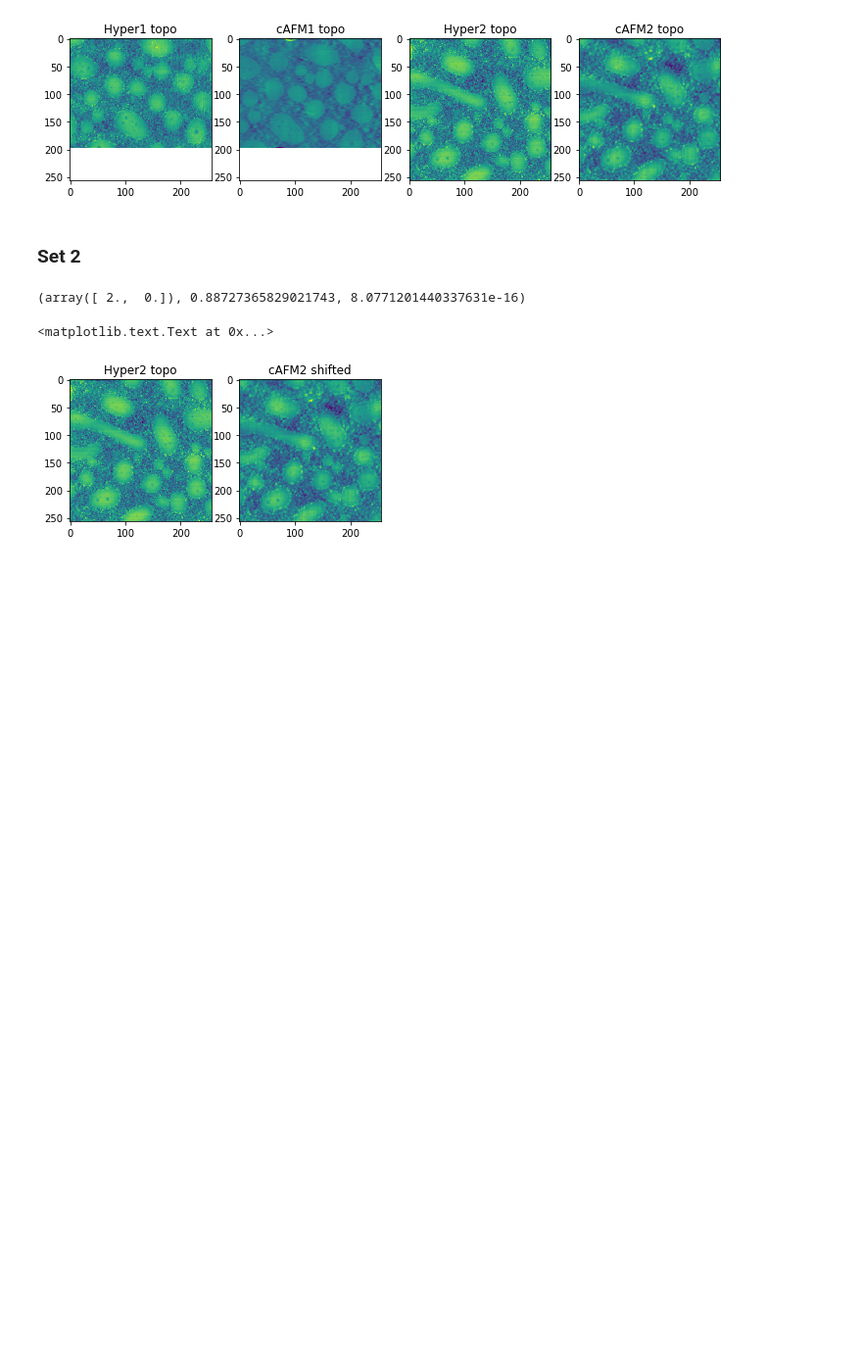
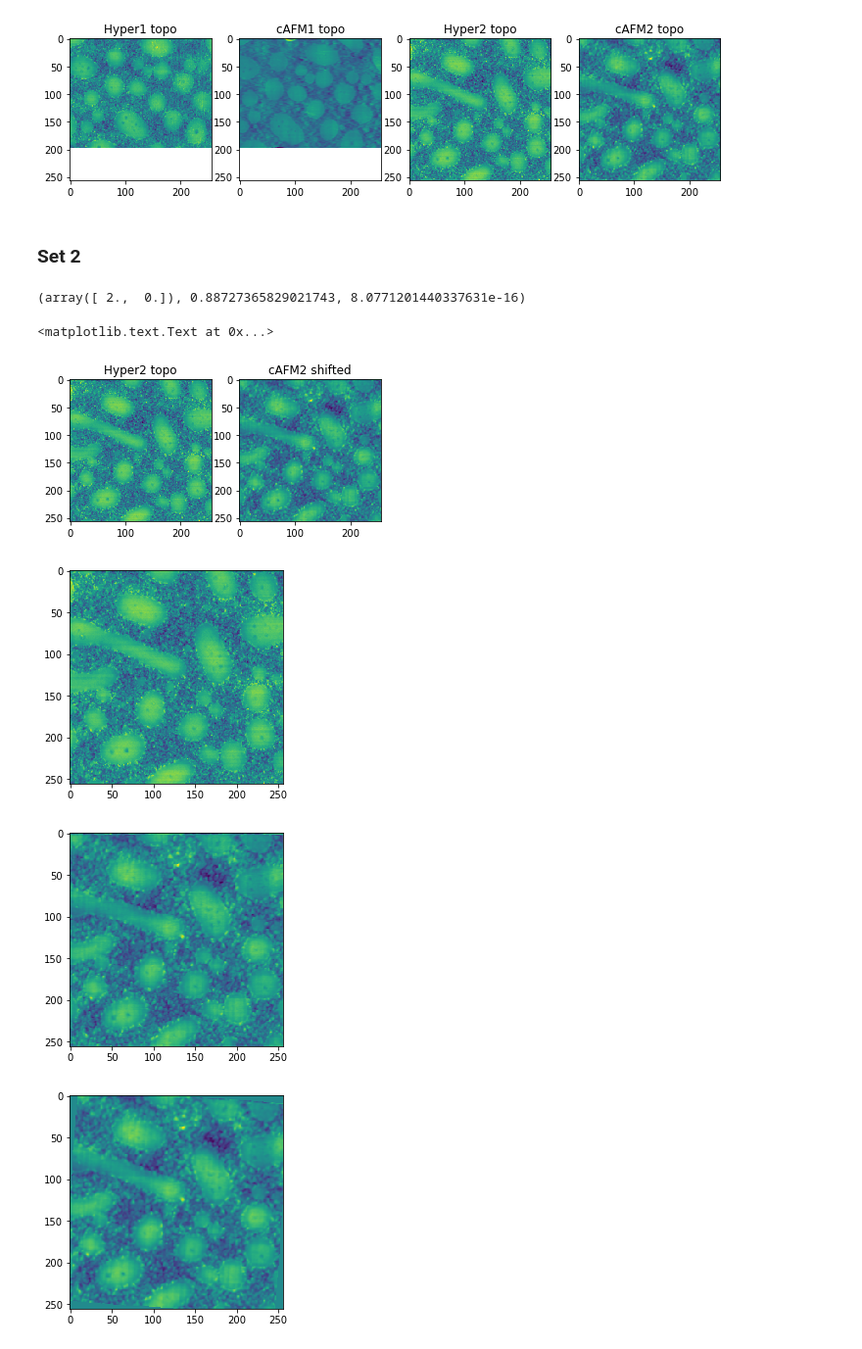
Before and after one commit to kongjy/hyperAFM, a Jupyter notebook: Notebooks/ImageAlignment.ipynb, the cells around one changed output. Shown at 98% size. Saved outputs shown, nothing was run; the diff lists cells and outputs as text; code cells hidden in the pictures; blank space fills up the shorter version.

Commit message:
beginnings of auto shift/rotate function added

```diff
--- a/Notebooks/ImageAlignment.ipynb
+++ b/Notebooks/ImageAlignment.ipynb
@@ -551,3 +555,23 @@ ax2.set_title("cAFM2 shifted")
 # %% [output]
 <matplotlib.text.Text at 0x...>
 [figure]
+# %%
+#show images after shift
+fig, ax = plt.subplots(1)
+ax.imshow(hyper2topoflat)
+
+fig, ax = plt.subplots(1)
+ax.imshow(cAFM2shifted.real)
+
+rot = ndimage.interpolation.rotate(cAFM2shifted.real, angle=-4, axes=(1,0), reshape=False, prefilter=False)
+fig, ax = plt.subplots(1)
+ax.imshow(rot)
+
+floathyp = img_as_float(hyper1topoflat)
+floatcAFM2shifted = img_as_float(cAFM2shifted.real)
+floatrot = img_as_float(rot)
+#ssim = ssim(floathyp, floatrot, data_range = rot.max() - rot.min())
+# %% [output]
+[figure, added]
+[figure, added]
+[figure, added]
```
Also changed, not shown: parts of 30 cells of this notebook.
